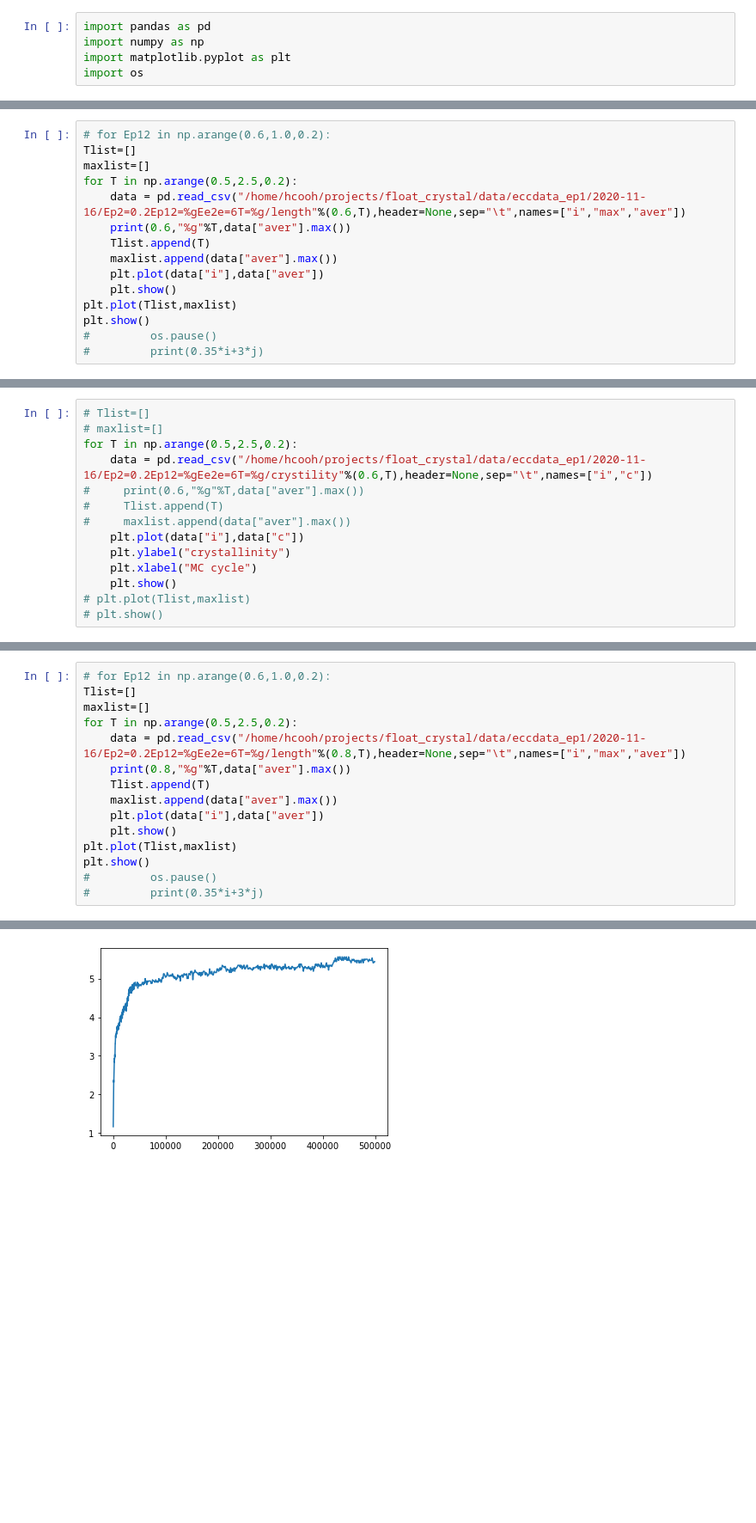
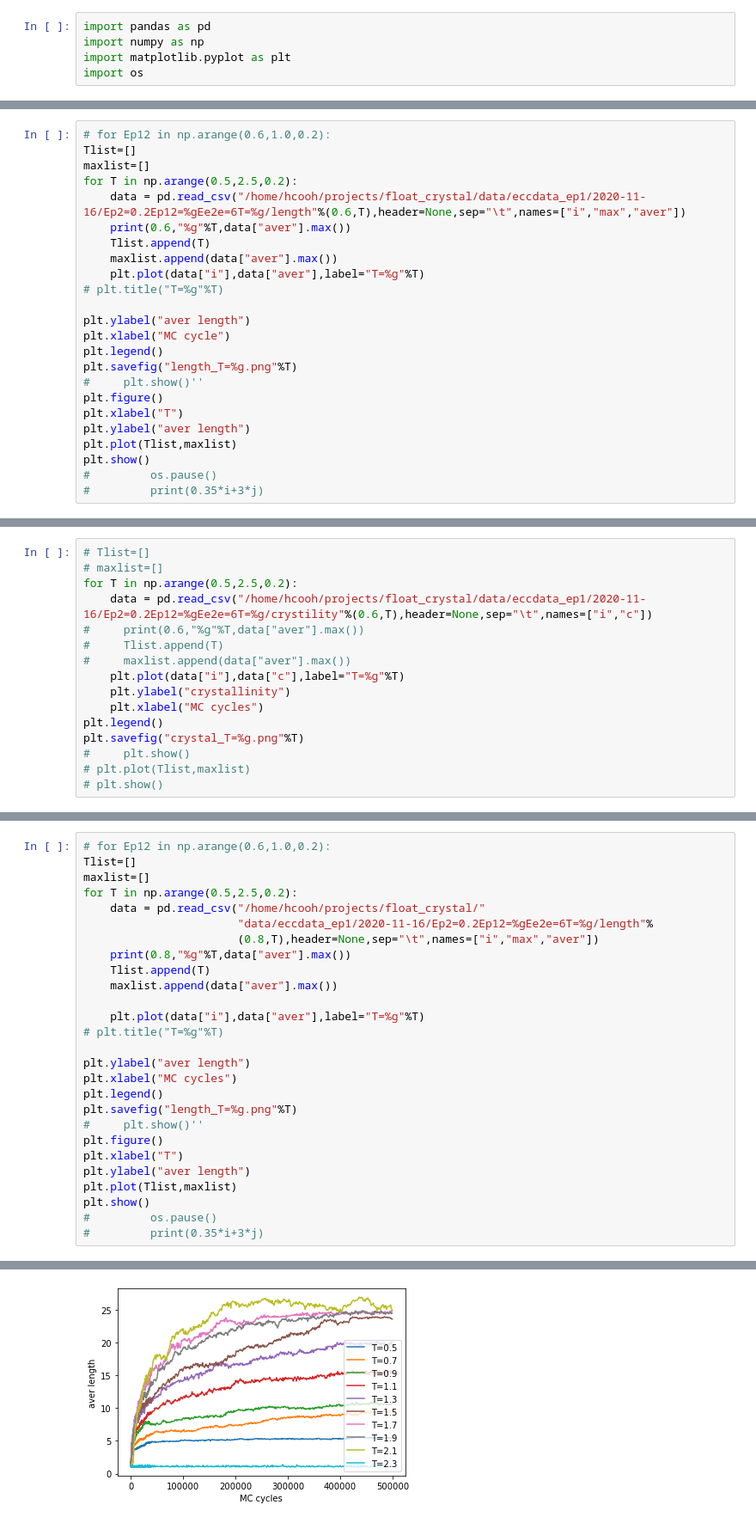
Before and after one commit to HCOOLi/float_crystal, a Jupyter notebook: plot.ipynb, the cells around one changed output, grey strips where cells are left out. Shown at 86% size. Saved outputs shown, nothing was run; the diff lists cells and outputs as text; blank space fills up the shorter version.

```diff
--- a/plot.ipynb
+++ b/plot.ipynb
@@ -69,8 +143,17 @@ for T in np.arange(0.5,2.5,0.2):
     print(0.6,"%g"%T,data["aver"].max())
     Tlist.append(T)
     maxlist.append(data["aver"].max())
-    plt.plot(data["i"],data["aver"])
-    plt.show()
+    plt.plot(data["i"],data["aver"],label="T=%g"%T)
+# plt.title("T=%g"%T)
+
+plt.ylabel("aver length")
+plt.xlabel("MC cycle")
+plt.legend()
+plt.savefig("length_T=%g.png"%T)
+#     plt.show()''
+plt.figure()
+plt.xlabel("T")
+plt.ylabel("aver length")
 plt.plot(Tlist,maxlist)
 plt.show()
 #         os.pause()
@@ -97,10 +179,12 @@ for T in np.arange(0.5,2.5,0.2):
 #     print(0.6,"%g"%T,data["aver"].max())
 #     Tlist.append(T)
 #     maxlist.append(data["aver"].max())
-    plt.plot(data["i"],data["c"])
+    plt.plot(data["i"],data["c"],label="T=%g"%T)
     plt.ylabel("crystallinity")
-    plt.xlabel("MC cycle")
-    plt.show()
+    plt.xlabel("MC cycles")
+plt.legend()
+plt.savefig("crystal_T=%g.png"%T)
+#     plt.show()
 # plt.plot(Tlist,maxlist)
 # plt.show()
 # %% [output]
@@ -119,12 +194,24 @@ for T in np.arange(0.5,2.5,0.2):
 Tlist=[]
 maxlist=[]
 for T in np.arange(0.5,2.5,0.2):
-    data = pd.read_csv("/home/hcooh/projects/float_crystal/data/eccdata_ep1/2020-11-16/Ep2=0.2Ep12=%gEe2e=6T=%g/length"%(0.8,T),header=None,sep="\t",names=["i","max","aver"])
+    data = pd.read_csv("/home/hcooh/projects/float_crystal/"
+                       "data/eccdata_ep1/2020-11-16/Ep2=0.2Ep12=%gEe2e=6T=%g/length"%
+                       (0.8,T),header=None,sep="\t",names=["i","max","aver"])
     print(0.8,"%g"%T,data["aver"].max())
     Tlist.append(T)
     maxlist.append(data["aver"].max())
-    plt.plot(data["i"],data["aver"])
-    plt.show()
+
+    plt.plot(data["i"],data["aver"],label="T=%g"%T)
+# plt.title("T=%g"%T)
+
+plt.ylabel("aver length")
+plt.xlabel("MC cycles")
+plt.legend()
+plt.savefig("length_T=%g.png"%T)
+#     plt.show()''
+plt.figure()
+plt.xlabel("T")
+plt.ylabel("aver length")
 plt.plot(Tlist,maxlist)
 plt.show()
 #         os.pause()
@@ -134 +230 @@ plt.show()
-[figure, old version]
+[figure, new version]
```
Also changed, not shown: parts of 9 cells of this notebook, 50 other files.
